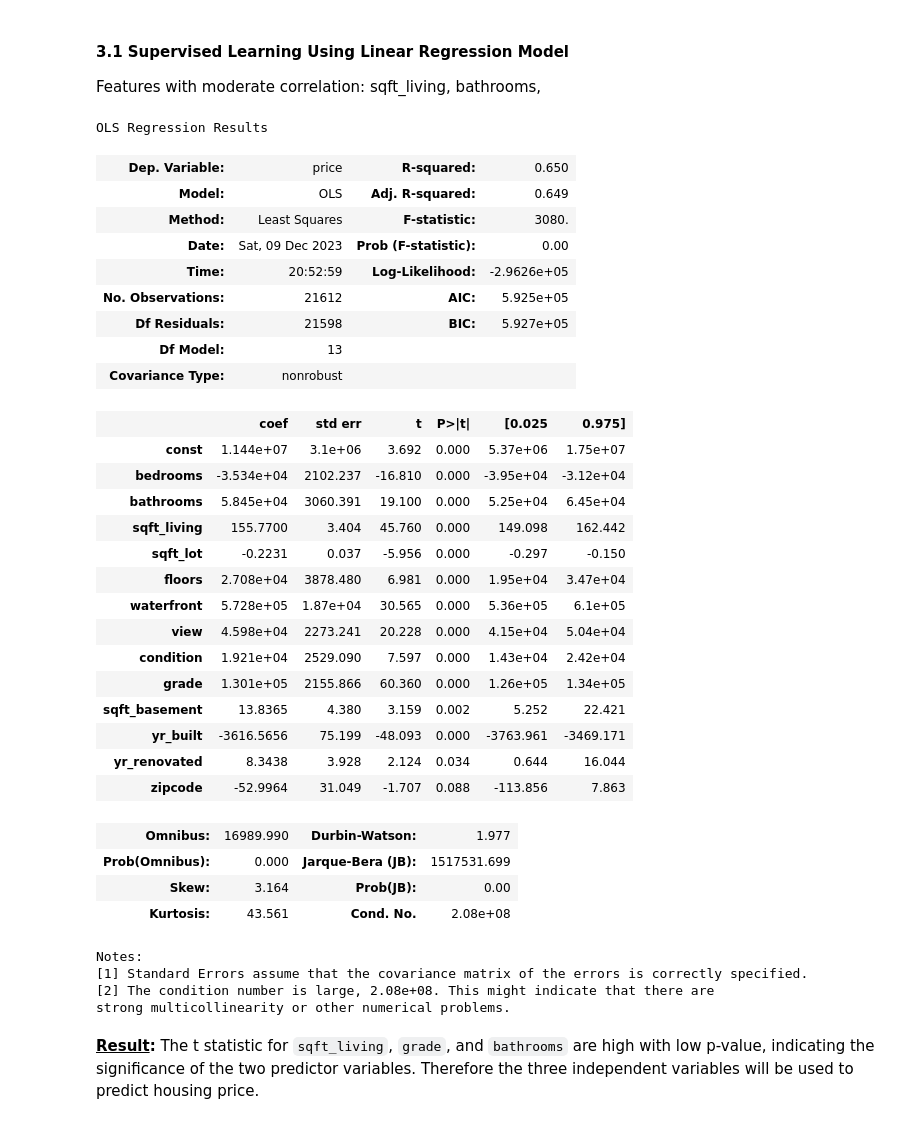
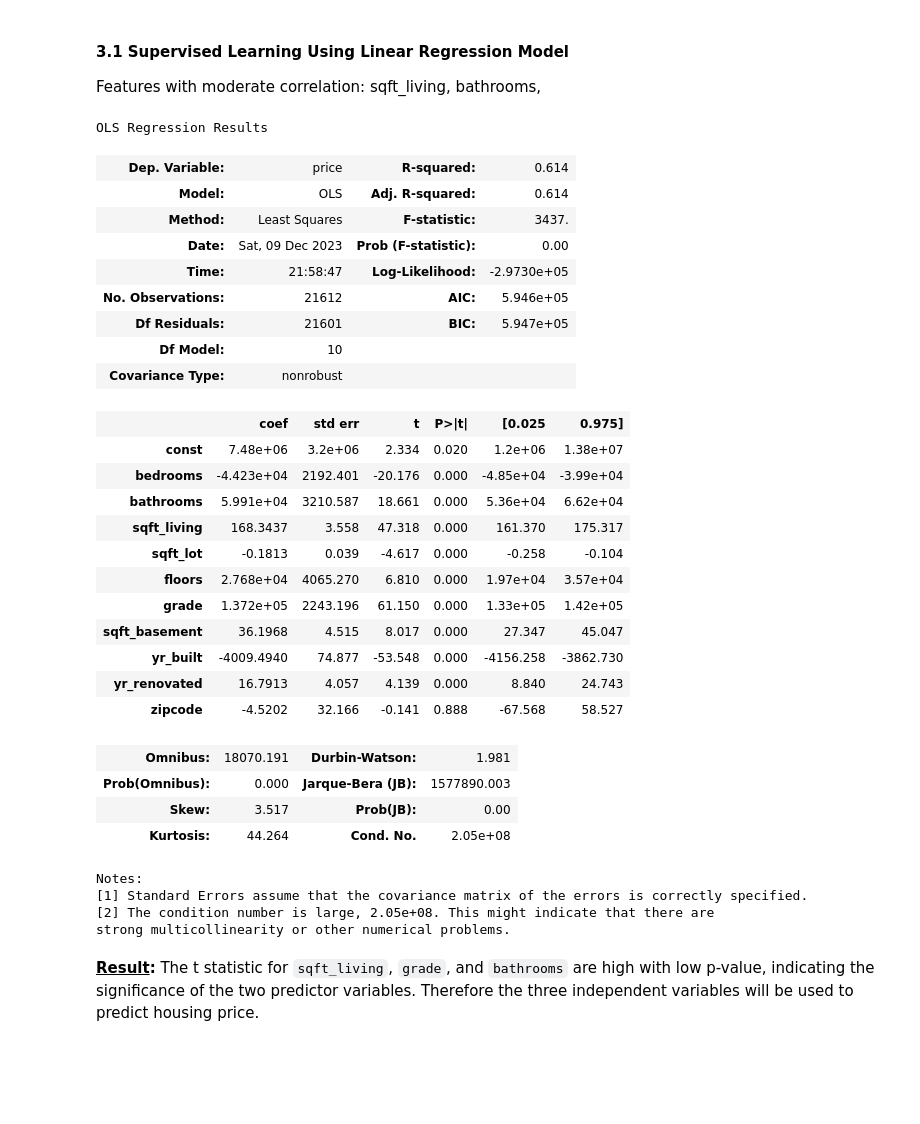
Before and after one commit to renaqd/team5-ADS500B, a Jupyter notebook: FinalProject_team5.ipynb, the cells around one changed output. Cells and saved outputs as stored; diff of their text form; code cells hidden in the pictures; blank space fills up the shorter version.

Commit message:
refined model

```diff
--- a/FinalProject_team5.ipynb
+++ b/FinalProject_team5.ipynb
@@ -292,6 +293,9 @@ Features with moderate correlation: sqft_living, bathrooms,
 # %%
 # drop variables incompatible to modeling
 housing_data.drop(["date"], axis = 1, inplace = True)
+
+# drop categorical variables
+housing_data.drop(["waterfront", "view","condition"], axis = 1, inplace = True)
 
 # selecting independent variables to explore
 x_all = housing_data.drop(columns=['price'])
@@ -299,42 +303,39 @@ x_all = housing_data.drop(columns=['price'])
 # fit a linear regression model to predict 'price' with housing features
 Y = housing_data['price'] # response variable
 # %%
-X1 = sm.add_constant(x_all)
-X1_results = OLS(Y,X1).fit()
-X1_results.summary()
+lm1 = sm.add_constant(x_all)
+lm1_results = OLS(Y,lm1).fit()
+lm1_results.summary()
 # %% [output]
 OLS Regression Results
-| Dep. Variable: | price | R-squared: | 0.650 |
-| Model: | OLS | Adj. R-squared: | 0.649 |
-| Method: | Least Squares | F-statistic: | 3080. |
+| Dep. Variable: | price | R-squared: | 0.614 |
+| Model: | OLS | Adj. R-squared: | 0.614 |
+| Method: | Least Squares | F-statistic: | 3437. |
 | Date: | Sat, 09 Dec 2023 | Prob (F-statistic): | 0.00 |
-| Time: | 20:52:59 | Log-Likelihood: | -2.9626e+05 |
-| No. Observations: | 21612 | AIC: | 5.925e+05 |
-| Df Residuals: | 21598 | BIC: | 5.927e+05 |
-| Df Model: | 13 |  |  |
+| Time: | 21:58:47 | Log-Likelihood: | -2.9730e+05 |
+| No. Observations: | 21612 | AIC: | 5.946e+05 |
+| Df Residuals: | 21601 | BIC: | 5.947e+05 |
+| Df Model: | 10 |  |  |
 | Covariance Type: | nonrobust |  |  |
 |  | coef | std err | t | P>|t| | [0.025 | 0.975] |
-| const | 1.144e+07 | 3.1e+06 | 3.692 | 0.000 | 5.37e+06 | 1.75e+07 |
-| bedrooms | -3.534e+04 | 2102.237 | -16.810 | 0.000 | -3.95e+04 | -3.12e+04 |
-| bathrooms | 5.845e+04 | 3060.391 | 19.100 | 0.000 | 5.25e+04 | 6.45e+04 |
-| sqft_living | 155.7700 | 3.404 | 45.760 | 0.000 | 149.098 | 162.442 |
-| sqft_lot | -0.2231 | 0.037 | -5.956 | 0.000 | -0.297 | -0.150 |
-| floors | 2.708e+04 | 3878.480 | 6.981 | 0.000 | 1.95e+04 | 3.47e+04 |
-| waterfront | 5.728e+05 | 1.87e+04 | 30.565 | 0.000 | 5.36e+05 | 6.1e+05 |
-| view | 4.598e+04 | 2273.241 | 20.228 | 0.000 | 4.15e+04 | 5.04e+04 |
-| condition | 1.921e+04 | 2529.090 | 7.597 | 0.000 | 1.43e+04 | 2.42e+04 |
-| grade | 1.301e+05 | 2155.866 | 60.360 | 0.000 | 1.26e+05 | 1.34e+05 |
-| sqft_basement | 13.8365 | 4.380 | 3.159 | 0.002 | 5.252 | 22.421 |
-| yr_built | -3616.5656 | 75.199 | -48.093 | 0.000 | -3763.961 | -3469.171 |
-| yr_renovated | 8.3438 | 3.928 | 2.124 | 0.034 | 0.644 | 16.044 |
-| zipcode | -52.9964 | 31.049 | -1.707 | 0.088 | -113.856 | 7.863 |
+| const | 7.48e+06 | 3.2e+06 | 2.334 | 0.020 | 1.2e+06 | 1.38e+07 |
+| bedrooms | -4.423e+04 | 2192.401 | -20.176 | 0.000 | -4.85e+04 | -3.99e+04 |
+| bathrooms | 5.991e+04 | 3210.587 | 18.661 | 0.000 | 5.36e+04 | 6.62e+04 |
+| sqft_living | 168.3437 | 3.558 | 47.318 | 0.000 | 161.370 | 175.317 |
+| sqft_lot | -0.1813 | 0.039 | -4.617 | 0.000 | -0.258 | -0.104 |
+| floors | 2.768e+04 | 4065.270 | 6.810 | 0.000 | 1.97e+04 | 3.57e+04 |
+| grade | 1.372e+05 | 2243.196 | 61.150 | 0.000 | 1.33e+05 | 1.42e+05 |
+| sqft_basement | 36.1968 | 4.515 | 8.017 | 0.000 | 27.347 | 45.047 |
+| yr_built | -4009.4940 | 74.877 | -53.548 | 0.000 | -4156.258 | -3862.730 |
+| yr_renovated | 16.7913 | 4.057 | 4.139 | 0.000 | 8.840 | 24.743 |
+| zipcode | -4.5202 | 32.166 | -0.141 | 0.888 | -67.568 | 58.527 |
-| Omnibus: | 16989.990 | Durbin-Watson: | 1.977 |
-| Prob(Omnibus): | 0.000 | Jarque-Bera (JB): | 1517531.699 |
-| Skew: | 3.164 | Prob(JB): | 0.00 |
-| Kurtosis: | 43.561 | Cond. No. | 2.08e+08 |
+| Omnibus: | 18070.191 | Durbin-Watson: | 1.981 |
+| Prob(Omnibus): | 0.000 | Jarque-Bera (JB): | 1577890.003 |
+| Skew: | 3.517 | Prob(JB): | 0.00 |
+| Kurtosis: | 44.264 | Cond. No. | 2.05e+08 |
 Notes:
 [1] Standard Errors assume that the covariance matrix of the errors is correctly specified.
-[2] The condition number is large, 2.08e+08. This might indicate that there are
+[2] The condition number is large, 2.05e+08. This might indicate that there are
 strong multicollinearity or other numerical problems.
 # %% [markdown]
 **<u>Result</u>:** The t statistic for `sqft_living`, `grade`, and `bathrooms` are high with low p-value, indicating the significance of the two predictor variables. Therefore the three independent variables will be used to predict housing price.
```
Also changed, not shown: parts of 6 cells of this notebook.
